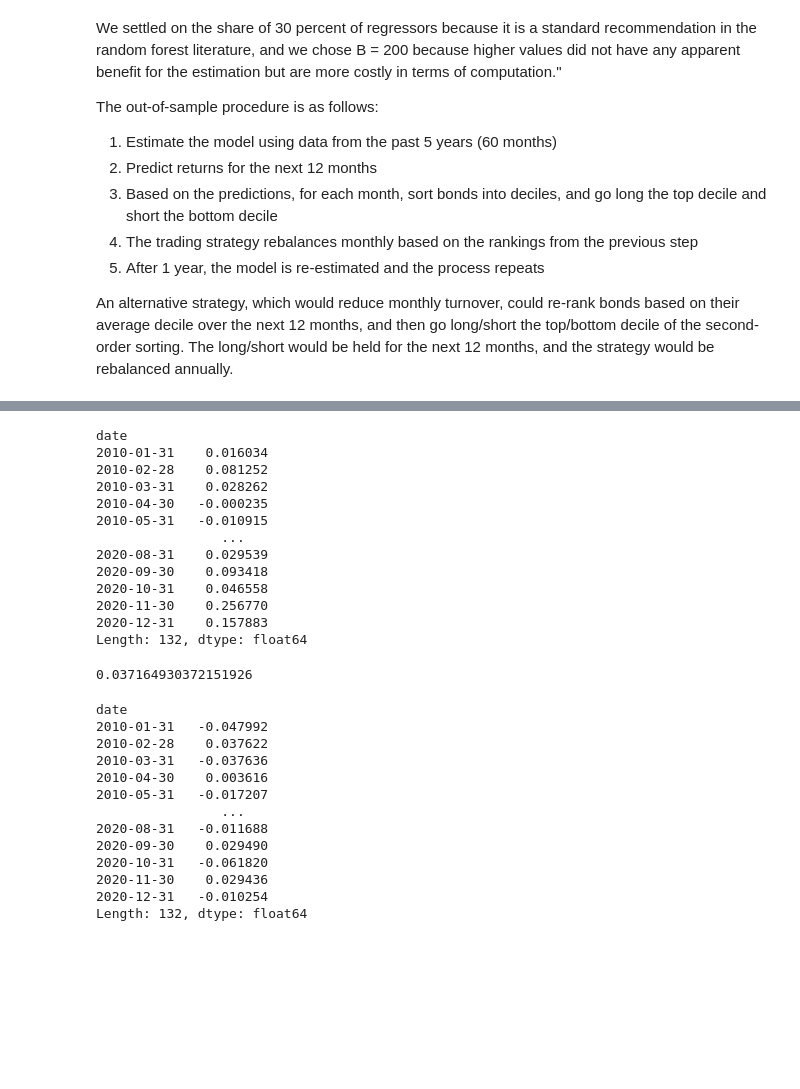
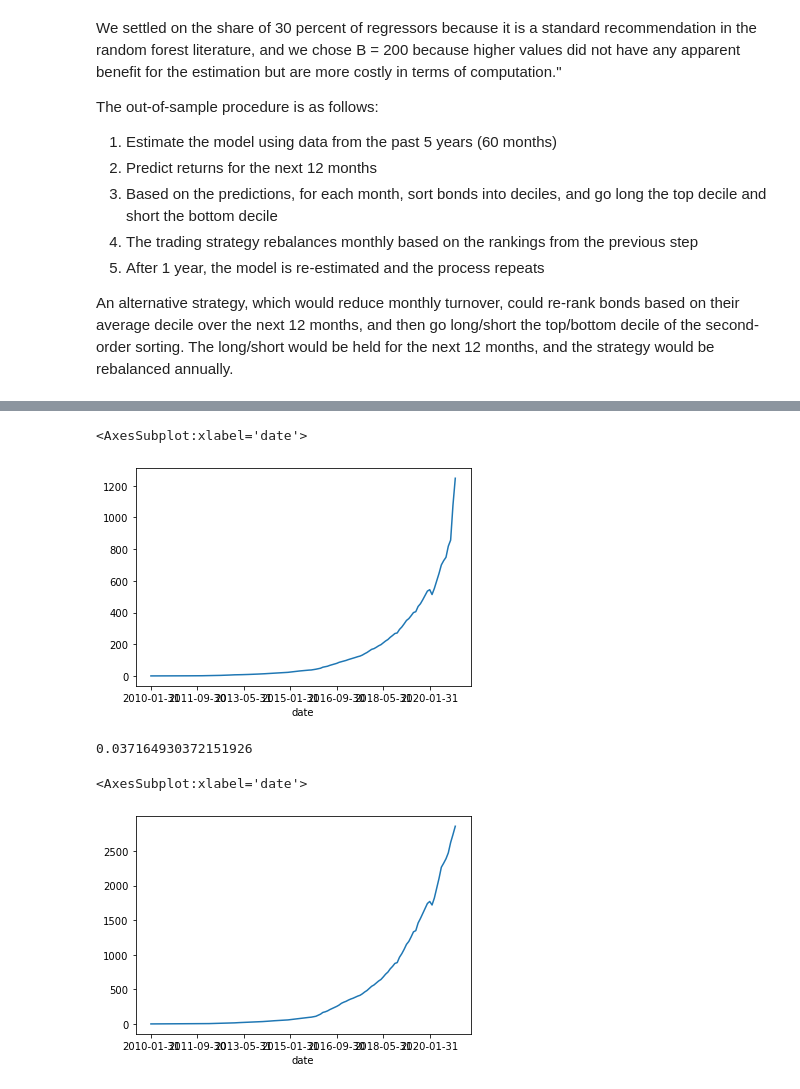
Before and after one commit to santoromano/Corporate-Bond-Factors, a Jupyter notebook: empirics.ipynb, the cells around one changed output, grey strips where cells are left out. Drawn from its saved outputs; the diff is of its cells as text; code cells hidden in the pictures; blank space fills up the shorter version.

```diff
--- a/empirics.ipynb
+++ b/empirics.ipynb
@@ -294,21 +294,10 @@ from sklearn.metrics import r2_score as R2
 # %%
 returns, y_true, y_hat = out_of_sample_procedure('ols',Y,X)
 # %%
-returns
+(1+returns).cumprod().plot()
 # %% [output]
-date
-2010-01-31    0.016034
-2010-02-28    0.081252
-2010-03-31    0.028262
-2010-04-30   -0.000235
-2010-05-31   -0.010915
-                ...
-2020-08-31    0.029539
-2020-09-30    0.093418
-2020-10-31    0.046558
-2020-11-30    0.256770
-2020-12-31    0.157883
-Length: 132, dtype: float64
+<AxesSubplot:xlabel='date'>
+[figure, added]
 # %%
 R2(y_true,y_hat)
 # %% [output]
@@ -318,19 +307,8 @@ returns_nn, y_true_nn, y_hat_nn = out_of_sample_procedure('tree',Y,X)
 # %%
-returns_nn
+(1+returns_nn).cumprod().plot()
 # %% [output]
-date
-2010-01-31   -0.047992
-2010-02-28    0.037622
-2010-03-31   -0.037636
-2010-04-30    0.003616
-2010-05-31   -0.017207
-                ...
-2020-08-31   -0.011688
-2020-09-30    0.029490
-2020-10-31   -0.061820
-2020-11-30    0.029436
-2020-12-31   -0.010254
-Length: 132, dtype: float64
+<AxesSubplot:xlabel='date'>
+[figure, added]
 # %%
 R2(y_true_nn,y_hat_nn)
 # %% [output]
```
Also changed, not shown: parts of 3 cells of this notebook.
